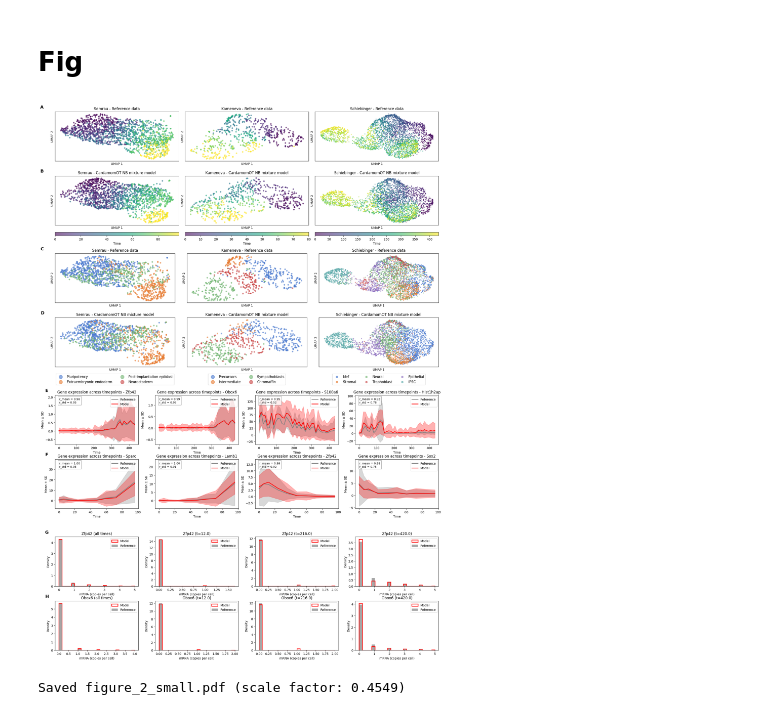
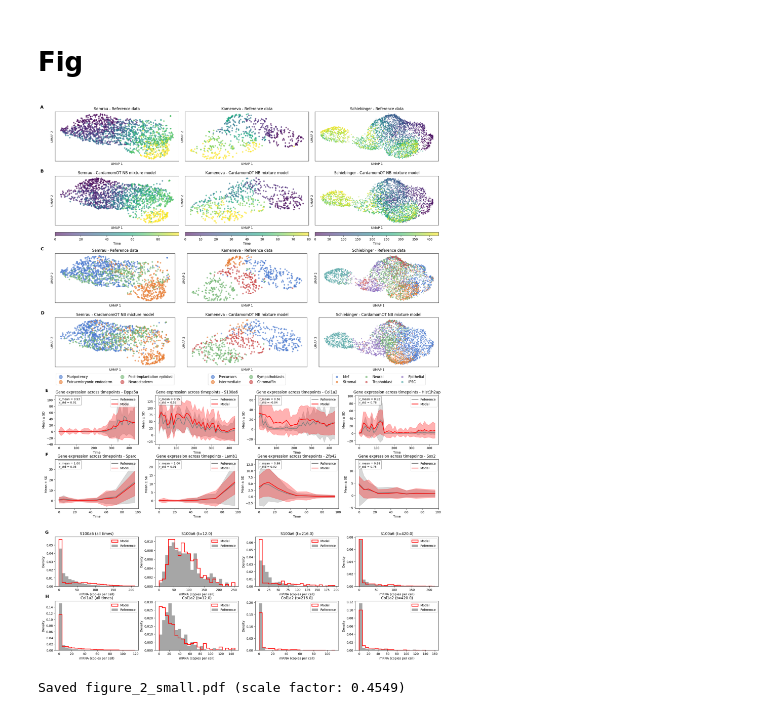
Before and after one commit to eliasventre/CardamomOT, a Jupyter notebook: results_article/Benchmark_on_simulated_data/figure_2.ipynb, the cells around one changed output. Cells and saved outputs as stored; diff of their text form; code cells hidden in the pictures.

Commit message:
update figure 2/5/6 + init sup1-3

```diff
--- a/results_article/Benchmark_on_simulated_data/figure_2.ipynb
+++ b/results_article/Benchmark_on_simulated_data/figure_2.ipynb
@@ -395,7 +389,7 @@ for i, (coords, ct_arr, unique_cts, ct_colors, title, s) in enumerate(celltype_u
         lax.legend(handles, labels, fontsize=11, markerscale=3, loc='upper center', ncols = 3 if i == 5 else 2, borderaxespad=0)
 
 # --- gs03 row 0 (axes 12-15): Mean ± SD of gene expression by timepoint ---
-gene_numbers_1 = [107, 71, 83, 48]
+gene_numbers_1 = [24, 83, 17, 48]
 unique_times = np.sort(np.unique(time_schiebinger))
 x_data = adata_schiebinger.X.toarray() if scipy.sparse.issparse(adata_schiebinger.X) else adata_schiebinger.X
 x_sim = adata_beta_schiebinger.X.toarray() if scipy.sparse.issparse(adata_beta_schiebinger.X) else adata_beta_schiebinger.X
@@ -446,7 +440,7 @@ for i, gene_idx in enumerate(gene_numbers_2):
     ax.legend()
 
 # --- gs04 (axes 20-27): Gene expression distributions (2 genes × (all times + 3 timepoints)) ---
-gene_numbers_3 = [107, 71]
+gene_numbers_3 = [83, 17]
 unique_times = np.sort(np.unique(time_schiebinger))
 x_data = adata_schiebinger.X.toarray() if scipy.sparse.issparse(adata_schiebinger.X) else adata_schiebinger.X
 x_sim = adata_beta_schiebinger.X.toarray() if scipy.sparse.issparse(adata_beta_schiebinger.X) else adata_beta_schiebinger.X
@@ -456,34 +450,34 @@ n_bins = 25
 
 for gene_offset, gene_idx in enumerate(gene_numbers_3):
     # Column 0: all times combined
     ax = axes[20 + gene_offset * 4]
     gene_vals_data = x_data[:, gene_idx]
     gene_vals_sim = x_sim[:, gene_idx]
     n_max = max(np.quantile(gene_vals_data, 0.99), np.quantile(gene_vals_sim, 0.99)) + 1
     bins = np.linspace(0, n_max, n_bins)
     ax.hist(gene_vals_data, density=True, bins=bins, color='grey', histtype='bar', alpha=0.7)
     ax.hist(gene_vals_sim, density=True, bins=bins, ec='red', histtype='step', alpha=1, linewidth=2)
     ax.set_xlabel('mRNA (copies per cell)'); ax.set_ylabel('Density')
     ax.set_title(f'{adata_schiebinger.var_names[gene_idx]} (all times)')
     ax.legend(labels=['Model', 'Reference'])
 
     # Columns 1-3: individual timepoints
     for tp_idx, time_point in enumerate(selected_times):
         ax = axes[20 + gene_offset * 4 + tp_idx + 1]
         gene_vals_data = x_data[adata_schiebinger.obs['time'] == time_point, gene_idx]
         gene_vals_sim = x_sim[adata_beta_schiebinger.obs['time'] == time_point, gene_idx]
         n_max = max(np.quantile(gene_vals_data, 0.99), np.quantile(gene_vals_sim, 0.99)) + 1
         bins = np.linspace(0, n_max, n_bins)
         ax.hist(gene_vals_data, density=True, bins=bins, color='grey', histtype='bar', alpha=0.7)
         ax.hist(gene_vals_sim, density=True, bins=bins, ec='red', histtype='step', alpha=1, linewidth=2)
         ax.set_xlabel('mRNA (copies per cell)'); ax.set_ylabel('Density')
         ax.set_title(f'{adata_schiebinger.var_names[gene_idx]} (t={time_point:.1f})')
         ax.legend(labels=['Model', 'Reference'])
 
 plt.savefig('figure_2.pdf', dpi=300, bbox_inches='tight', pad_inches=0.05)
 plt.show()
 # %% [output]
-[figure, old version]
+[figure, new version]
 # %%
 # Rescale the PDF to (9.7 x 11.69 inches) using pypdf.
 # This scales all content (text, lines, markers) uniformly — font sizes stay visually consistent.
```
Also changed, not shown: parts of 3 cells of this notebook, 3 other files.
